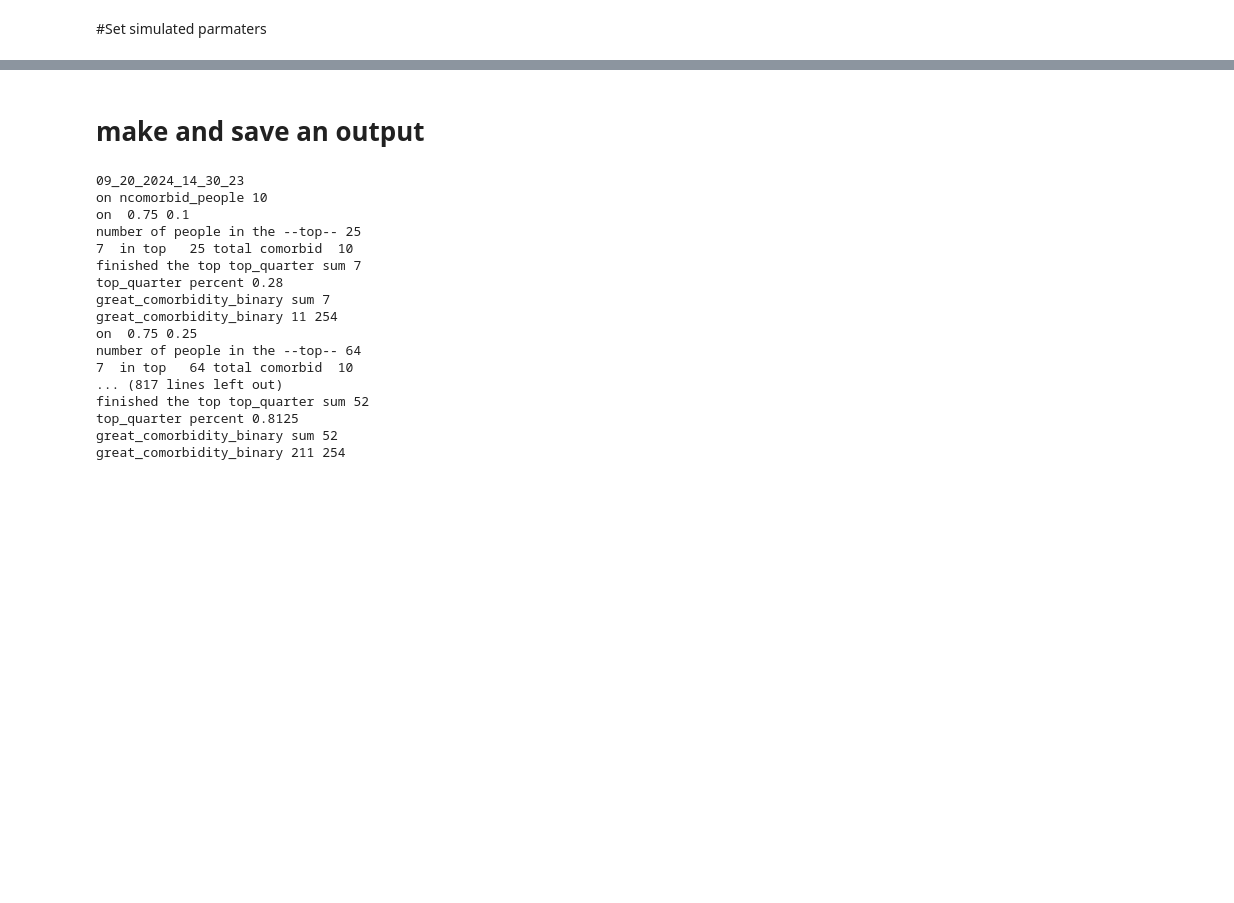
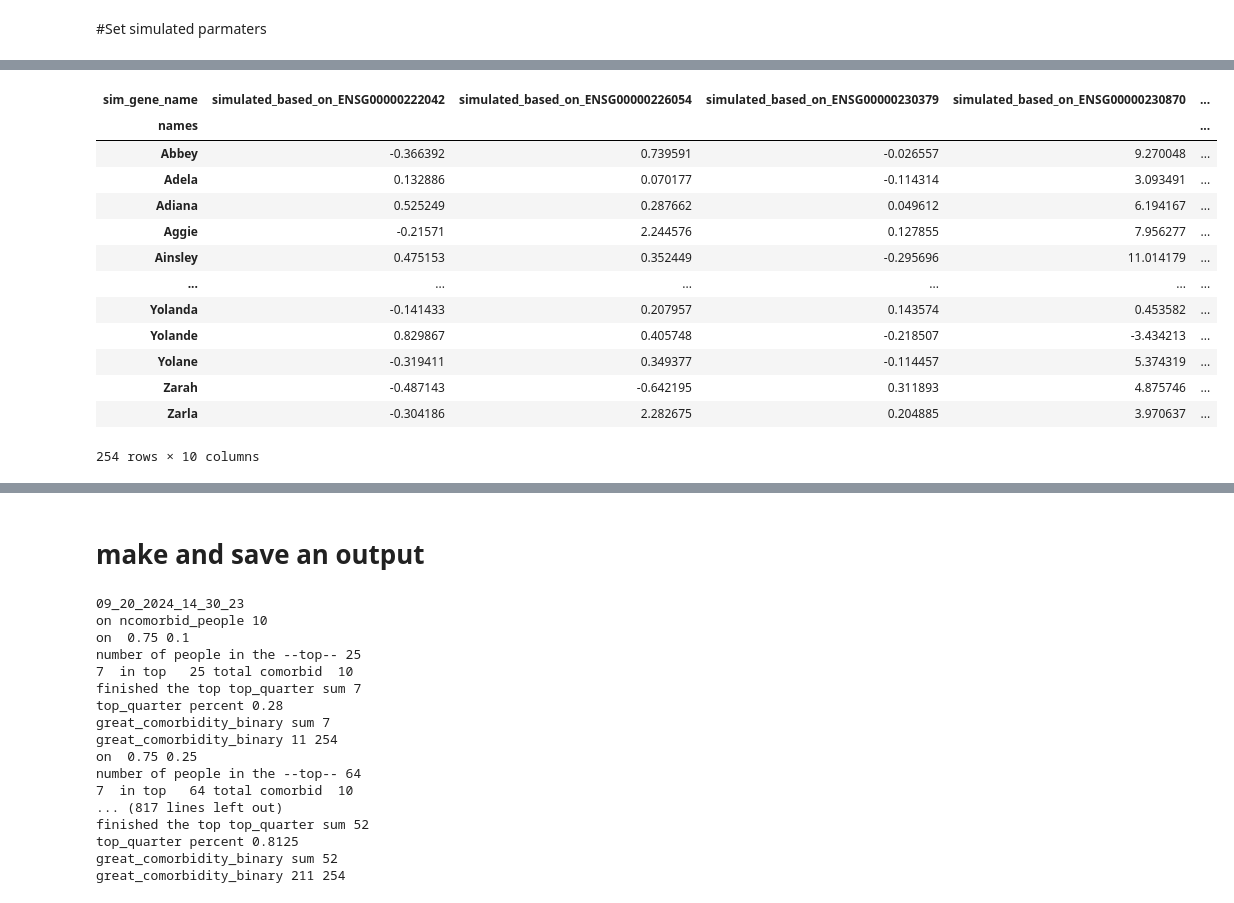
Before and after one commit to reza610/psea, a Jupyter notebook: notebook_examples/simulateddata-bothdirs.ipynb, the cells around one changed output, grey strips where cells are left out. Saved outputs shown, nothing was run; the diff lists cells and outputs as text; code cells hidden in the pictures; blank space fills up the shorter version.

```diff
--- a/notebook_examples/simulateddata-bothdirs.ipynb
+++ b/notebook_examples/simulateddata-bothdirs.ipynb
@@ -131,0 +122,20 @@ namesdf = pd.read_csv(indir+names, names=["Patient"])
+# %%
+# Cut the data from the 'mean' column into simulate_n_genes bins with equal number of rows
+gene_exp_df_2['exp_group'] = pd.qcut(gene_exp_df_2['mean'], q=simulate_n_genes, labels=False)
+
+
+# Create an empty DataFrame to store the randomly selected rows
+simulated_gene_exp_df = pd.DataFrame()
+
+# Iterate through each unique group in 'exp_group'
+for group in gene_exp_df_2['exp_group'].unique():
+  # Select rows belonging to the current group
+  rows_in_group = gene_exp_df_2[gene_exp_df_2['exp_group'] == group]
+  # Randomly select one row from the group
+  if not rows_in_group.empty:
+    random_row = rows_in_group.sample(n=1)
+    # Append the randomly selected row to the DataFrame
+    simulated_gene_exp_df = pd.concat([simulated_gene_exp_df, random_row])
+
+# Display the DataFrame with randomly selected rows
+print(simulated_gene_exp_df)
@@ -131,0 +157,17 @@ namesdf = pd.read_csv(indir+names, names=["Patient"])
+# %%
+def variableexp(total_people, mean_exp, std_exp):
+  arr = np.random.normal(mean_exp, std_exp, total_people)
+  return arr
+
+def generate_gene_exp(simulated_gene_exp_df):
+  simulated_gene_exp_df["exp_array"] =  simulated_gene_exp_df.apply(lambda row: variableexp(total_people, row["mean"], row["std"]), axis=1)
+  return simulated_gene_exp_df
+# %%
+simulated_gene_exp_df = generate_gene_exp(simulated_gene_exp_df)
+simulated_gene_exp_df["sim_gene_name"] = "simulated_based_on_"+simulated_gene_exp_df.index
+simulated_gene_exp_df = [random_names["name"].to_list() for i in range(simulated_gene_exp_df.shape[0])]
+simulated_gene_exp_df["names"] = repeat_random_names
+simulated_gene_exp_df = simulated_gene_exp_df[["names", "exp_array", "sim_gene_name"]].copy()
+# %%
+simulated_gene_exp_df_long = simulated_gene_exp_df.explode(["names", "exp_array"])
+simulated_gene_exp_df_long
@@ -131,0 +201,20 @@ namesdf = pd.read_csv(indir+names, names=["Patient"])
+# %%
+# prompt: pivot the dataframe random_rows_df_long so the column sim_gene_name is the new column names, the "names" column is the new row index and the values are in the dataframe
+
+pivot_df = simulated_gene_exp_df_long.pivot(index='names', columns='sim_gene_name', values='exp_array')
+pivot_df
+# %% [output]
+| sim_gene_name | simulated_based_on_ENSG00000222042 | simulated_based_on_ENSG00000226054 | simulated_based_on_ENSG00000230379 | simulated_based_on_ENSG00000230870 | ... |
+| names |  |  |  |  | ... |
+| Abbey | -0.366392 | 0.739591 | -0.026557 | 9.270048 | ... |
+| Adela | 0.132886 | 0.070177 | -0.114314 | 3.093491 | ... |
+| Adiana | 0.525249 | 0.287662 | 0.049612 | 6.194167 | ... |
+| Aggie | -0.21571 | 2.244576 | 0.127855 | 7.956277 | ... |
+| Ainsley | 0.475153 | 0.352449 | -0.295696 | 11.014179 | ... |
+| ... | ... | ... | ... | ... | ... |
+| Yolanda | -0.141433 | 0.207957 | 0.143574 | 0.453582 | ... |
+| Yolande | 0.829867 | 0.405748 | -0.218507 | -3.434213 | ... |
+| Yolane | -0.319411 | 0.349377 | -0.114457 | 5.374319 | ... |
+| Zarah | -0.487143 | -0.642195 | 0.311893 | 4.875746 | ... |
+| Zarla | -0.304186 | 2.282675 | 0.204885 | 3.970637 | ... |
+254 rows × 10 columns
```
Also changed, not shown: parts of 18 cells of this notebook.
